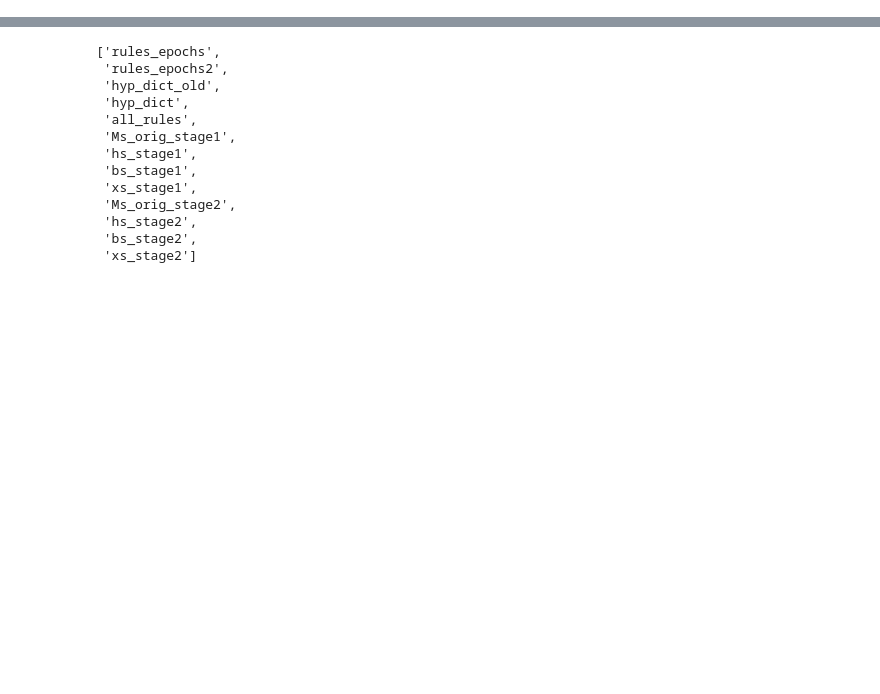
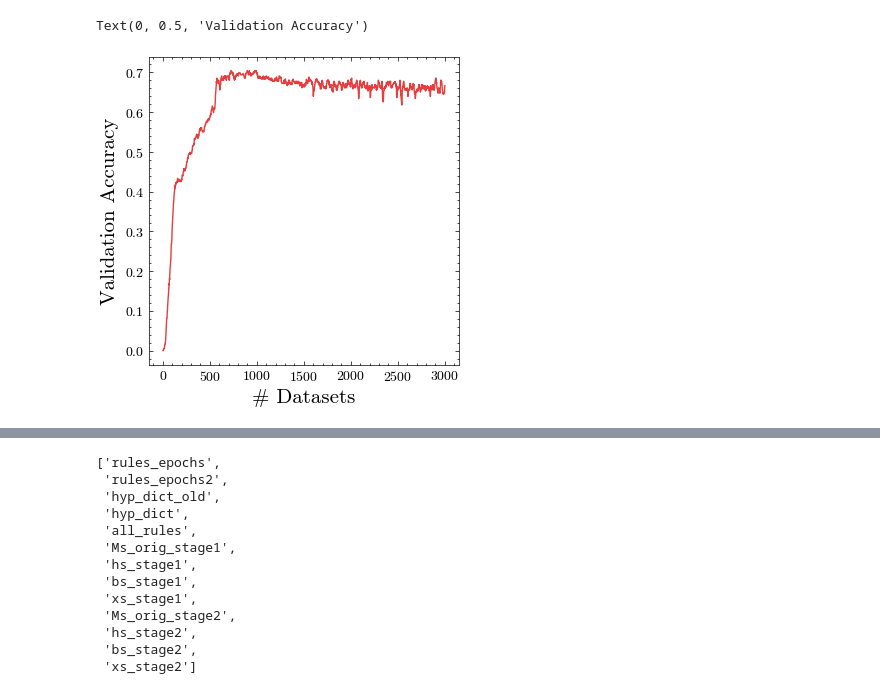
Before and after one commit to AllenInstitute/MultiTaskMPN, a Jupyter notebook: pretraining_analysis.ipynb, the cells around one changed output, grey strips where cells are left out. Saved outputs shown, nothing was run; the diff lists cells and outputs as text; code cells hidden in the pictures; blank space fills up the shorter version.

```diff
--- a/pretraining_analysis.ipynb
+++ b/pretraining_analysis.ipynb
@@ -86,3 +91,17 @@ pretraining/loss_fdanti_delaygo_seed688_+hidden300+batch128+stimulus+L2.png
+# %%
+# 2025-11-17: truncate and normalize only for the post-training validation accuracy
+fig, ax = plt.subplots(1,1,figsize=(4,4))
+stop = final_param["pretrain_stop"]
+acc_iter = final_param["valid_acc_iter"]
+acc = final_param["valid_acc"]
+post_mask = acc_iter > stop + 1
+acc_iter, acc = acc_iter[post_mask] - stop, acc[post_mask]
+ax.plot(acc_iter, acc, c=c_vals[0])
+ax.set_xlabel("# Datasets", fontsize=15)
+ax.set_ylabel("Validation Accuracy", fontsize=15)
+# %% [output]
+Text(0, 0.5, 'Validation Accuracy')
+[figure, added]
 # %%
 components_showcase2 = ["lowD", f"seed{seed}", "stage2"]
 matches_showcase2 = find_pngs_with_components(search_root, components_showcase2,
```
Also changed, not shown: parts of 12 cells of this notebook, 3 other files.
